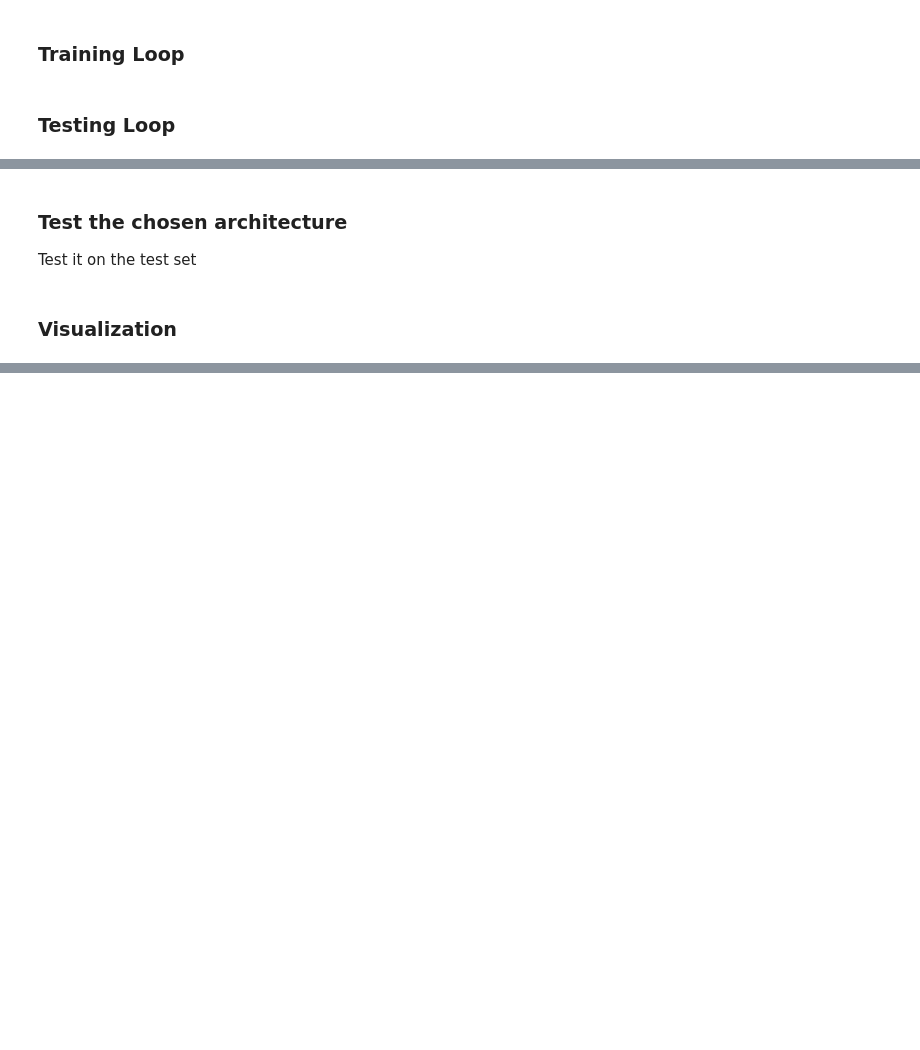
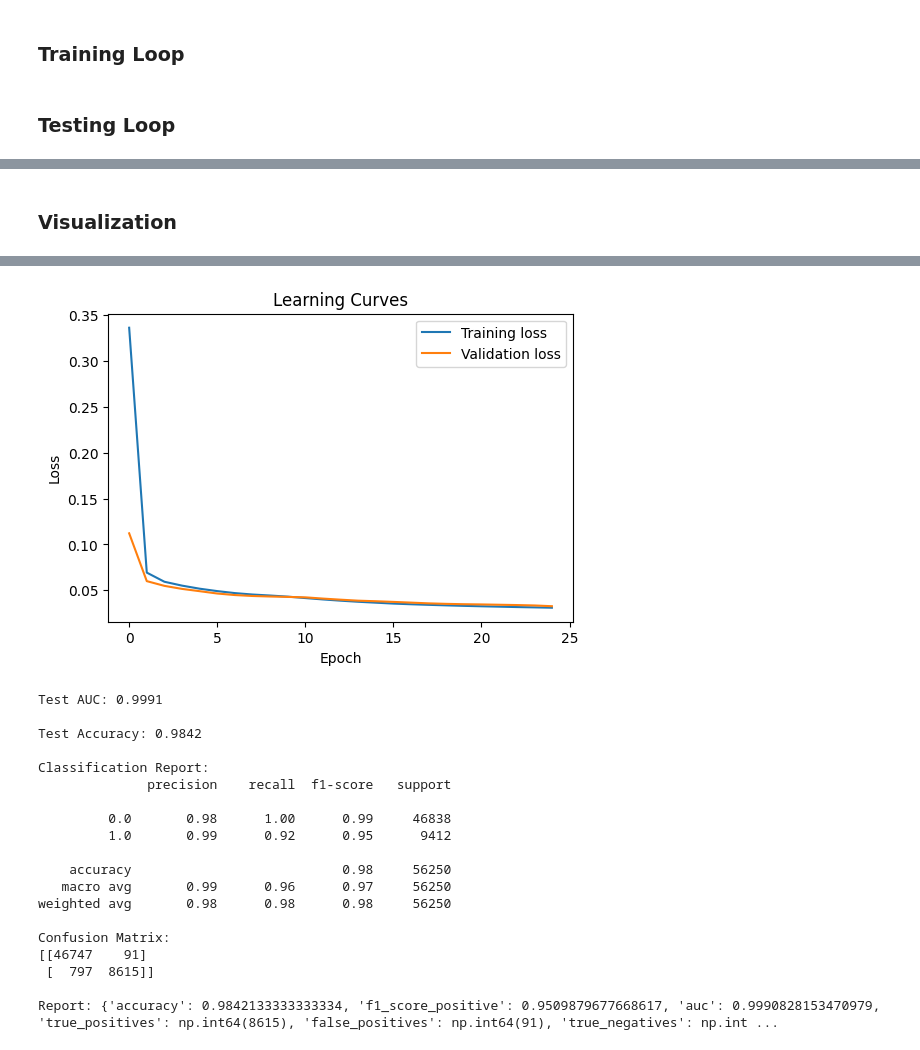
Before and after one commit to Charly21r/Mandelbrot-set-neural-net, a Jupyter notebook: main.ipynb, the cells around one changed output, grey strips where cells are left out. Drawn from its saved outputs; the diff is of its cells as text; code cells hidden in the pictures; blank space fills up the shorter version.

Commit message:
refactor train and test loops

```diff
--- a/main.ipynb
+++ b/main.ipynb
@@ -62,7 +67,8 @@ class NeuralNet(nn.Module):
 
     def forward(self, x):
         x = self.network(x)
-        return self.sigmoid_layer(x)
+        # return self.sigmoid_layer(x)
+        return x
 # %% [markdown]
 ### Visualization Function
 # %%
@@ -194,13 +189,10 @@ def train(model, X_train, y_train, X_val, y_val, num_epoch=20, batch_size=16, lr
 # %% [markdown]
 ### Testing Loop
 # %%
-from sklearn.metrics import accuracy_score, confusion_matrix, classification_report, f1_score, roc_auc_score
-from torch.utils.data import TensorDataset, DataLoader
-
 def test(model, X_test, y_test, threshold=0.5):
     # Convert data to Pytorch tensors
-    X_test_tensor = torch.tensor(X_test.values, dtype=torch.float32)
-    y_test_tensor = torch.tensor(y_test.values, dtype=torch.float32).unsqueeze(1)
+    X_test_tensor = torch.tensor(X_test, dtype=torch.float32)
+    y_test_tensor = torch.tensor(y_test, dtype=torch.float32).unsqueeze(1)
 
     model.to(device)
     # Evaluation mode
@@ -274,4 +239,0 @@ results_df
-# %% [markdown]
-### Test the chosen architecture
-
-Test it on the test set
@@ -283,16 +240,35 @@ report = test(model, X_test, y_test)
 # %% [markdown]
 ### Visualization
 # %%
-vis_model = NeuralNet(num_hidden_layers=5)
+device = torch.device("cuda" if torch.cuda.is_available() else "cpu")
+print("Device:", device)
 
-trained_vis_model = train(
-    vis_model,
-    X_train,
-    y_train,
-    X_val,
-    y_val,
-    num_epoch=50,
+# Generate boolean labels on a grid (fast)
+X2d, Y2d, in_set = mandelbrot_grid_dataset(nx=750, ny=750, max_iter=1000)
+
+# Flatten to (N, 2) and (N,)
+X = np.stack([X2d.ravel(), Y2d.ravel()], axis=-1).astype(np.float32)
+y = in_set.ravel().astype(np.float32)
+
+# Stratified split
+X_train, X_tmp, y_train, y_tmp = train_test_split(
+    X, y, test_size=0.20, stratify=y, random_state=42, shuffle=True
+)
+X_val, X_test, y_val, y_test = train_test_split(
+    X_tmp, y_tmp, test_size=0.50, stratify=y_tmp, random_state=42, shuffle=True
+)
+
+# Model
+model = NeuralNet(num_hidden_layers=4)
+
+# Train
+model = train(
+    model, X_train, y_train, X_val, y_val,
+    num_epoch=25, batch_size=2048, lr=1e-3,
     visualize=True
 )
 
-print("\nVisualization complete!")
+# Test
+report = test(model, X_test, y_test, threshold=0.5)
+print("\nReport:", report)
+# %% [output]
@@ -298,0 +292,20 @@ print("\nVisualization complete!")
+[figure, added]
+Test AUC: 0.9991
+
+Test Accuracy: 0.9842
+
+Classification Report:
+              precision    recall  f1-score   support
+
+         0.0       0.98      1.00      0.99     46838
+         1.0       0.99      0.92      0.95      9412
+
+    accuracy                           0.98     56250
+   macro avg       0.99      0.96      0.97     56250
+weighted avg       0.98      0.98      0.98     56250
+
+Confusion Matrix:
+[[46747    91]
+ [  797  8615]]
+
+Report: {'accuracy': 0.9842133333333334, 'f1_score_positive': 0.9509879677668617, 'auc': 0.9990828153470979, 'true_positives': np.int64(8615), 'false_positives': np.int64(91), 'true_negatives': np.int ...
```
Also changed, not shown: parts of 8 cells of this notebook.
